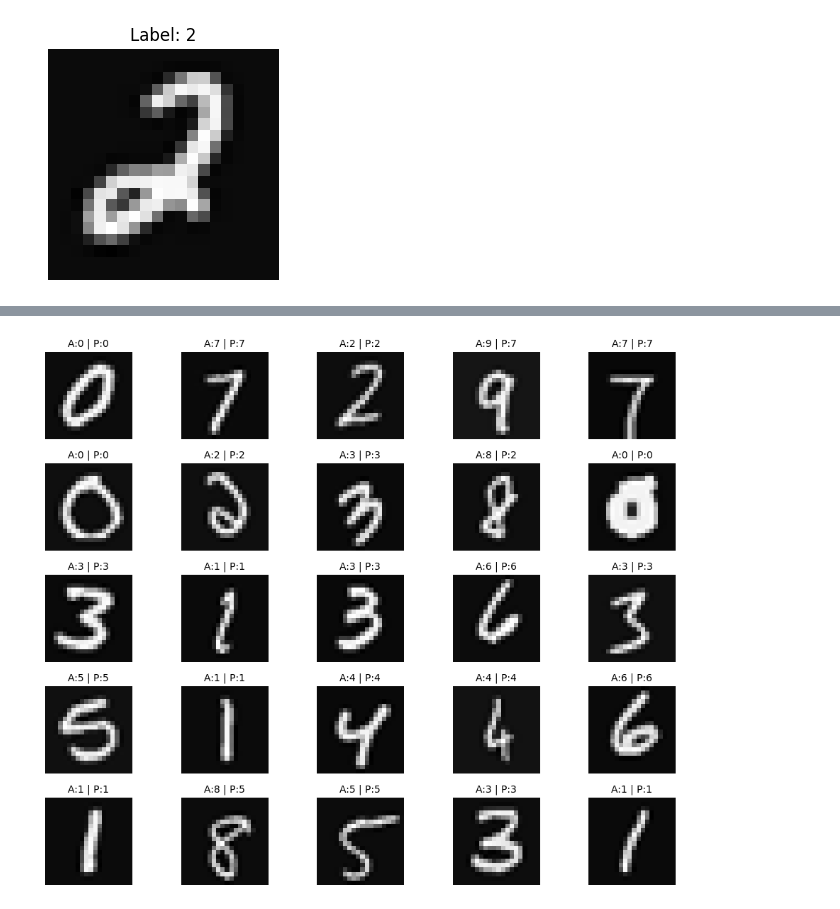
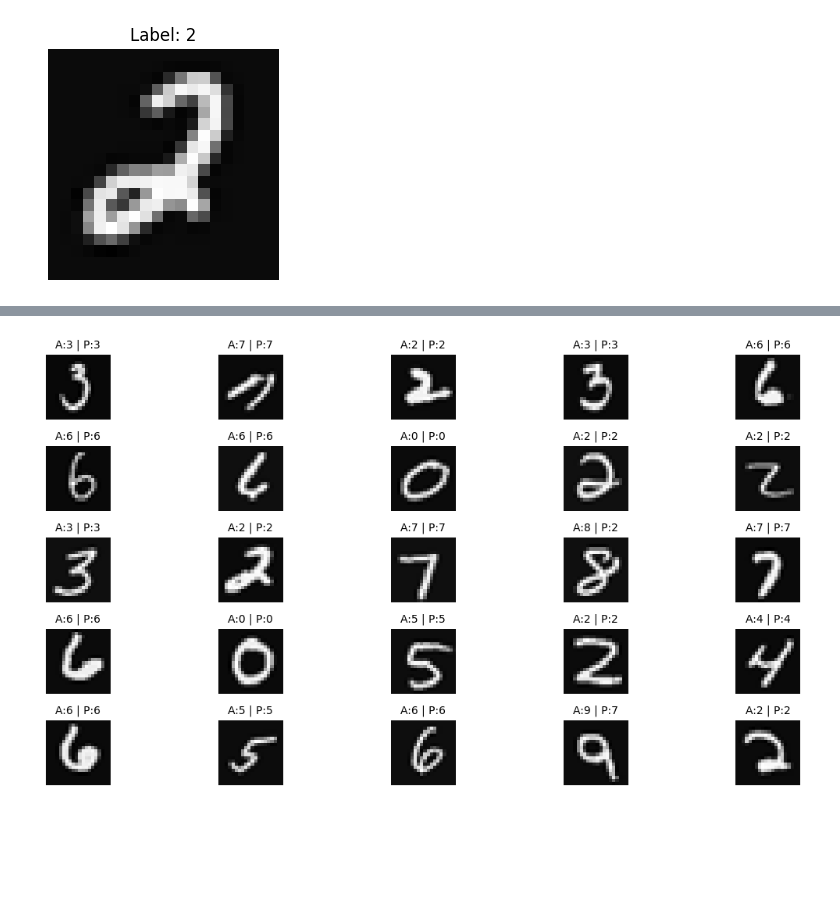
Before and after one commit to madhu9613/Machine-Learning, a Jupyter notebook: neuralnetwork/multiclass09digitrecognition.ipynb, the cells around one changed output, grey strips where cells are left out. Cells and saved outputs as stored; diff of their text form; code cells hidden in the pictures; blank space fills up the shorter version.

```diff
--- a/neuralnetwork/multiclass09digitrecognition.ipynb
+++ b/neuralnetwork/multiclass09digitrecognition.ipynb
@@ -242,22 +242,22 @@ y_true = y.flatten()
 # %%
 idx = np.random.randint(0, x.shape[0], 25)
-plt.figure(figsize=(10,8))
+plt.figure(figsize=(12,6))
 
 for i, index in enumerate(idx):
     img = x[index].reshape(20, 20).T   # fix orientation
     actual = y_true[index]
     pred = y_pred[index]
 
 
     plt.subplot(5, 5, i+1)
     plt.imshow(img, cmap="gray")
     plt.title(f"A:{actual} | P:{pred}", fontsize=10)
     plt.axis("off")
 
 plt.tight_layout()
 plt.show()
 # %% [output]
-[figure, old version]
+[figure, new version]
 # %%
 accuracy = np.mean(y_true == y_pred)
 print(f"Overall Accuracy: {accuracy*100:.2f}%")
```
Also changed, not shown: parts of 8 cells of this notebook, 1 other file.
